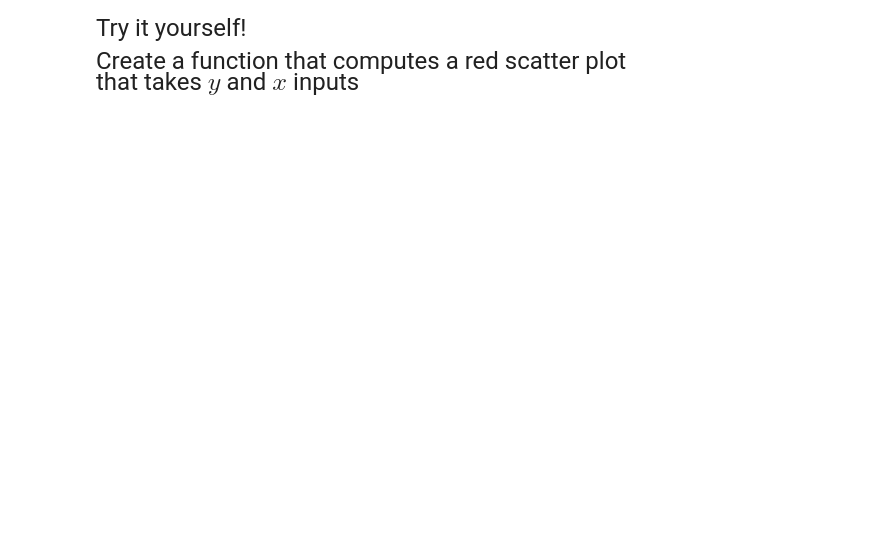
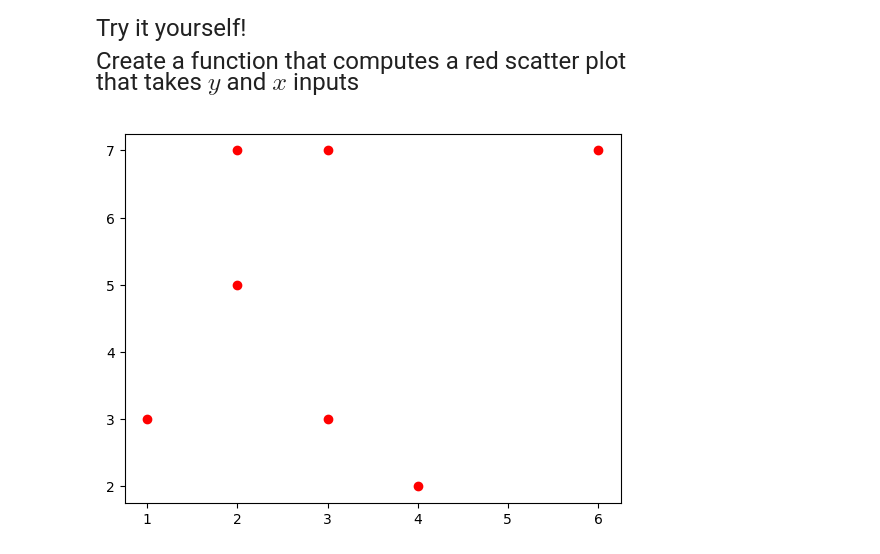
Before and after one commit to BaoTruong1/qtm151spring2024, a Jupyter notebook: lecture_07/lecture7.ipynb, the cells around one changed output. Drawn from its saved outputs; the diff is of its cells as text; code cells hidden in the pictures; blank space fills up the shorter version.

```diff
--- a/lecture_07/lecture7.ipynb
+++ b/lecture_07/lecture7.ipynb
@@ -322,0 +323,10 @@ Create a function that computes a red scatter plot <br>
+# %%
+# Write your own code
+# Define the function
+list_x=[1,2,3,2,4,3,6]
+list_y=[3,5,3,7,2,7,7]
+def fn_scatter(x,y):
+    plt.scatter(x=x,y=y, color = "red")
+fn_scatter(list_x, list_y)
+# %% [output]
+[figure, added]
```
Also changed, not shown: parts of 4 cells of this notebook, 10 other files.
